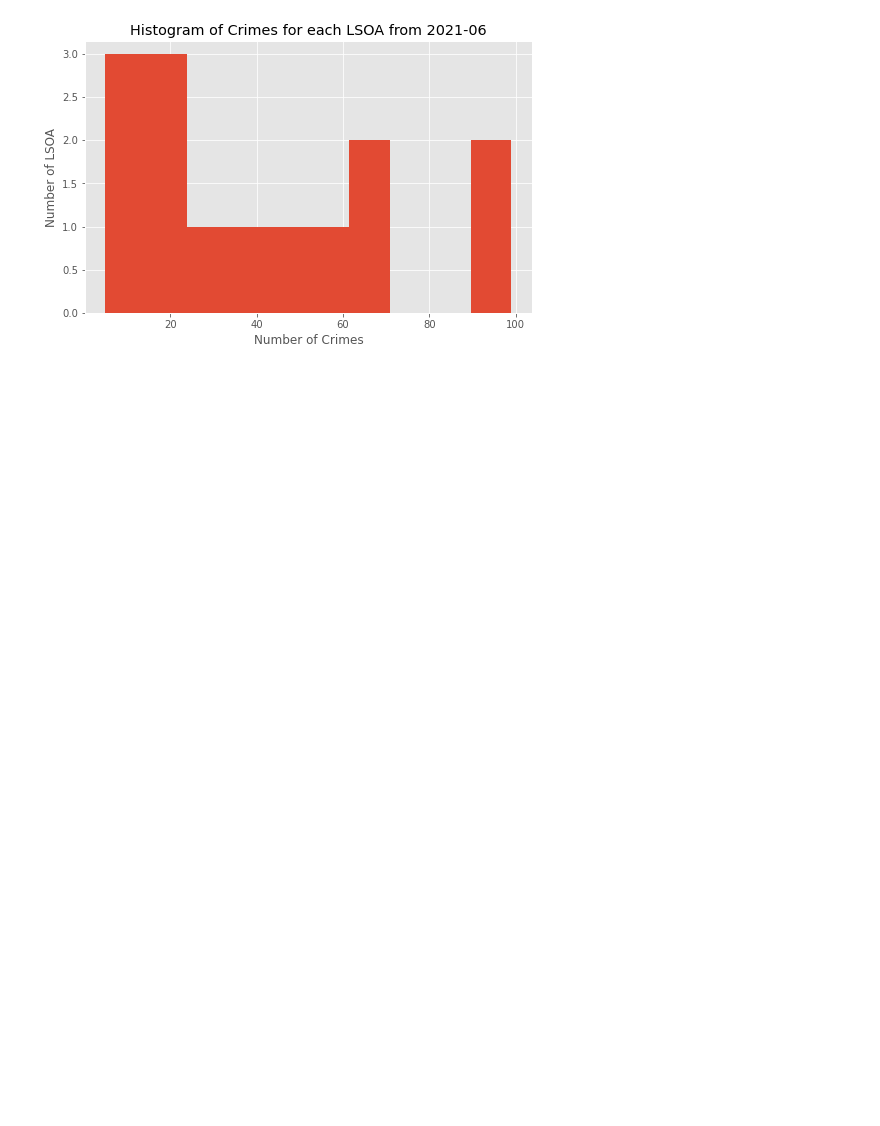
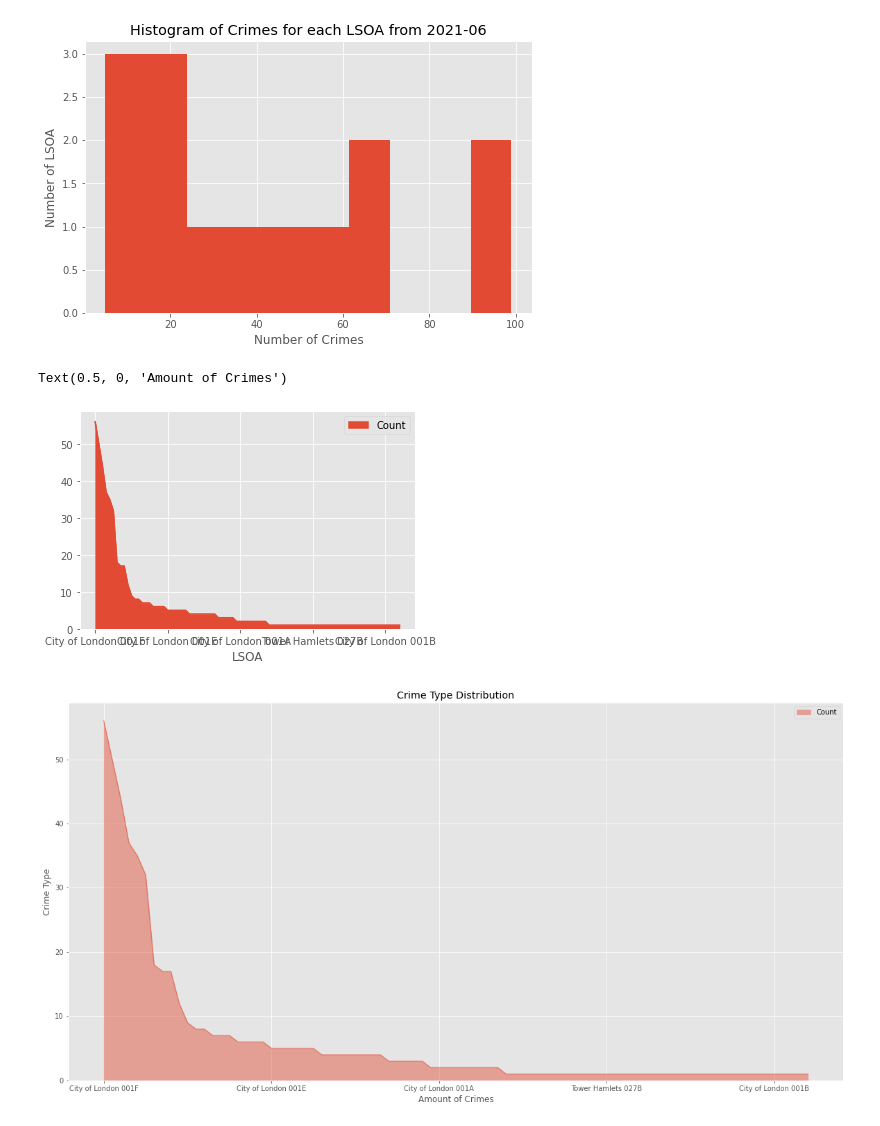
Before and after one commit to bayazidbh/H8_58, a Jupyter notebook: jupyter/Assignment01/PYTN_Assgn_1_058_bayazidbh.ipynb, the cells around one changed output. Saved outputs shown, nothing was run; the diff lists cells and outputs as text; code cells hidden in the pictures; blank space fills up the shorter version.

```diff
--- a/jupyter/Assignment01/PYTN_Assgn_1_058_bayazidbh.ipynb
+++ b/jupyter/Assignment01/PYTN_Assgn_1_058_bayazidbh.ipynb
@@ -325,3 +325,19 @@ plt.xlabel('Number of Crimes') # add x-label
 plt.show()
 # %% [output]
 [figure]
+# %%
+# Area Plot for Crime
+
+df_area = df.value_counts(subset=['Crime type', 'LSOA name']).to_frame()
+df_area = df_area.reset_index()
+df_area.columns = ['Crime','LSOA', 'Count']
+df_area = df_area.set_index('LSOA')
+df_area.plot.area()
+df_area.plot(kind='area', alpha=0.45, stacked=False, figsize=(20, 10))
+plt.title('Crime Type Distribution')
+plt.ylabel('Crime Type')
+plt.xlabel('Amount of Crimes')
+# %% [output]
+Text(0.5, 0, 'Amount of Crimes')
+[figure, added]
+[figure, added]
```
Also changed, not shown: parts of 10 cells of this notebook, 2 other files.
